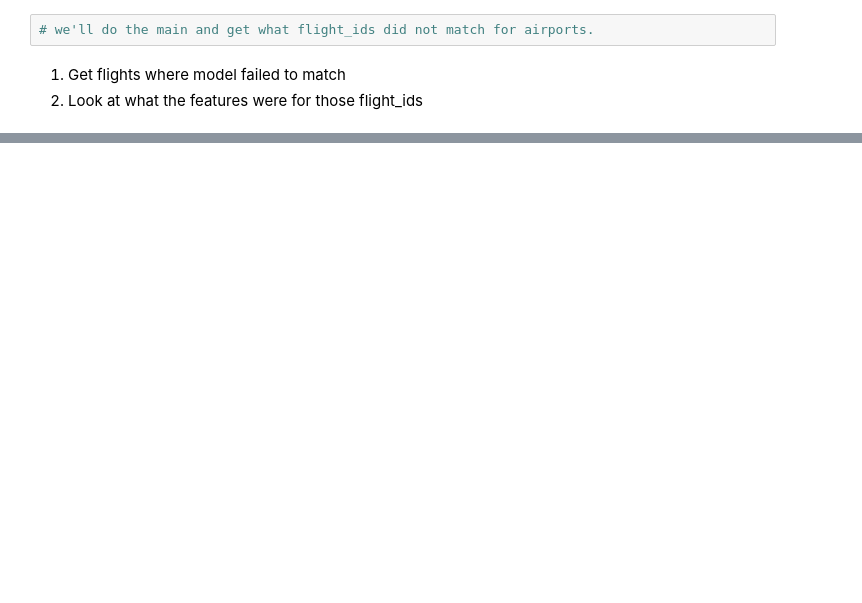
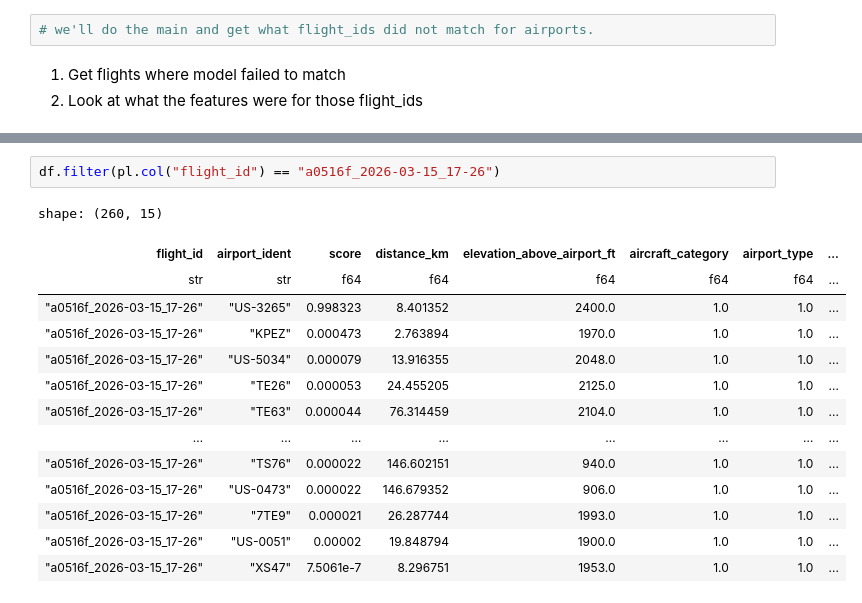
Before and after one commit to PlaneQuery/planequery-data, a Jupyter notebook: notebooks/flights_ai_model_airport/model_introspection.ipynb, the cells around one changed output, grey strips where cells are left out. Drawn from its saved outputs; the diff is of its cells as text; blank space fills up the shorter version.

```diff
--- a/notebooks/flights_ai_model_airport/model_introspection.ipynb
+++ b/notebooks/flights_ai_model_airport/model_introspection.ipynb
@@ -53 +63,18 @@ mismatched_flights_ids = add_flight_id_col(df_mismatched_flights).get_column("fl
+# %%
+df.filter(pl.col("flight_id") == "a0516f_2026-03-15_17-26")
+# %% [output]
+shape: (260, 15)
+| flight_id | airport_ident | score | distance_km | elevation_above_airport_ft | aircraft_category | airport_type | ... |
+| str | str | f64 | f64 | f64 | f64 | f64 | ... |
+| "a0516f_2026-03-15_17-26" | "US-3265" | 0.998323 | 8.401352 | 2400.0 | 1.0 | 1.0 | ... |
+| "a0516f_2026-03-15_17-26" | "KPEZ" | 0.000473 | 2.763894 | 1970.0 | 1.0 | 1.0 | ... |
+| "a0516f_2026-03-15_17-26" | "US-5034" | 0.000079 | 13.916355 | 2048.0 | 1.0 | 1.0 | ... |
+| "a0516f_2026-03-15_17-26" | "TE26" | 0.000053 | 24.455205 | 2125.0 | 1.0 | 1.0 | ... |
+| "a0516f_2026-03-15_17-26" | "TE63" | 0.000044 | 76.314459 | 2104.0 | 1.0 | 1.0 | ... |
+| … | … | … | … | … | … | … | ... |
+| "a0516f_2026-03-15_17-26" | "TS76" | 0.000022 | 146.602151 | 940.0 | 1.0 | 1.0 | ... |
+| "a0516f_2026-03-15_17-26" | "US-0473" | 0.000022 | 146.679352 | 906.0 | 1.0 | 1.0 | ... |
+| "a0516f_2026-03-15_17-26" | "7TE9" | 0.000021 | 26.287744 | 1993.0 | 1.0 | 1.0 | ... |
+| "a0516f_2026-03-15_17-26" | "US-0051" | 0.00002 | 19.848794 | 1900.0 | 1.0 | 1.0 | ... |
+| "a0516f_2026-03-15_17-26" | "XS47" | 7.5061e-7 | 8.296751 | 1953.0 | 1.0 | 1.0 | ... |
 # %%
```
Also changed, not shown: parts of 6 cells of this notebook, 2 other files.
